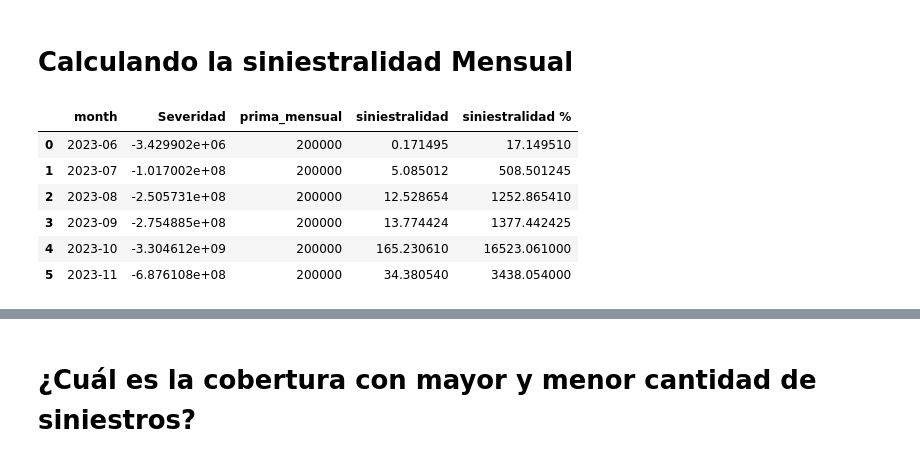
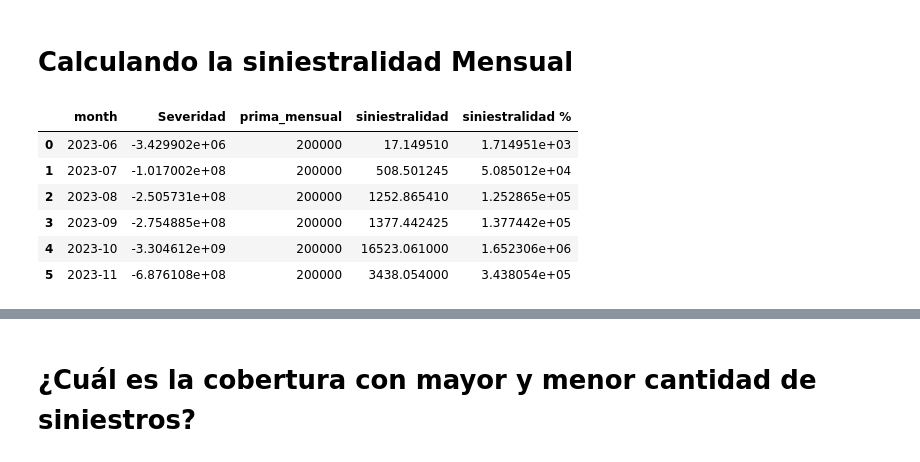
Before and after one commit to geyneph/CrabiTest, a Jupyter notebook: WorkSpace/NotebookAnalysis.ipynb, the cells around one changed output, grey strips where cells are left out. Drawn from its saved outputs; the diff is of its cells as text; code cells hidden in the pictures.

```diff
--- a/WorkSpace/NotebookAnalysis.ipynb
+++ b/WorkSpace/NotebookAnalysis.ipynb
@@ -394,29 +397,29 @@ plt.show()
 # %%
 #Data frame claim, grouped by Ticket Created At
 df_Claim["created_at"] = pd.to_datetime(df_Claim["created_at"])
 df_Claim["month"] = df_Claim["created_at"].dt.to_period("M")
 severidad_mensual = (
     df_Claim
         .groupby("month", as_index=False)["Severidad"]
         .sum()
 )
 severidad_mensual["prima_mensual"] = PrimasDevengadas
 severidad_mensual["siniestralidad"] = (
-    (severidad_mensual["Severidad"].abs()/100)
+    (severidad_mensual["Severidad"].abs())
     / severidad_mensual["prima_mensual"]
 )
 severidad_mensual["siniestralidad %"] = (
     severidad_mensual["siniestralidad"] * 100
 )
 severidad_mensual
 # %% [output]
 |  | month | Severidad | prima_mensual | siniestralidad | siniestralidad % |
-| 0 | 2023-06 | -3.429902e+06 | 200000 | 0.171495 | 17.149510 |
-| 1 | 2023-07 | -1.017002e+08 | 200000 | 5.085012 | 508.501245 |
-| 2 | 2023-08 | -2.505731e+08 | 200000 | 12.528654 | 1252.865410 |
-| 3 | 2023-09 | -2.754885e+08 | 200000 | 13.774424 | 1377.442425 |
-| 4 | 2023-10 | -3.304612e+09 | 200000 | 165.230610 | 16523.061000 |
-| 5 | 2023-11 | -6.876108e+08 | 200000 | 34.380540 | 3438.054000 |
+| 0 | 2023-06 | -3.429902e+06 | 200000 | 17.149510 | 1.714951e+03 |
+| 1 | 2023-07 | -1.017002e+08 | 200000 | 508.501245 | 5.085012e+04 |
+| 2 | 2023-08 | -2.505731e+08 | 200000 | 1252.865410 | 1.252865e+05 |
+| 3 | 2023-09 | -2.754885e+08 | 200000 | 1377.442425 | 1.377442e+05 |
+| 4 | 2023-10 | -3.304612e+09 | 200000 | 16523.061000 | 1.652306e+06 |
+| 5 | 2023-11 | -6.876108e+08 | 200000 | 3438.054000 | 3.438054e+05 |
 # %%
 
 plot_df = severidad_mensual.copy()
```
Also changed, not shown: parts of 16 cells of this notebook, 1 other file.
